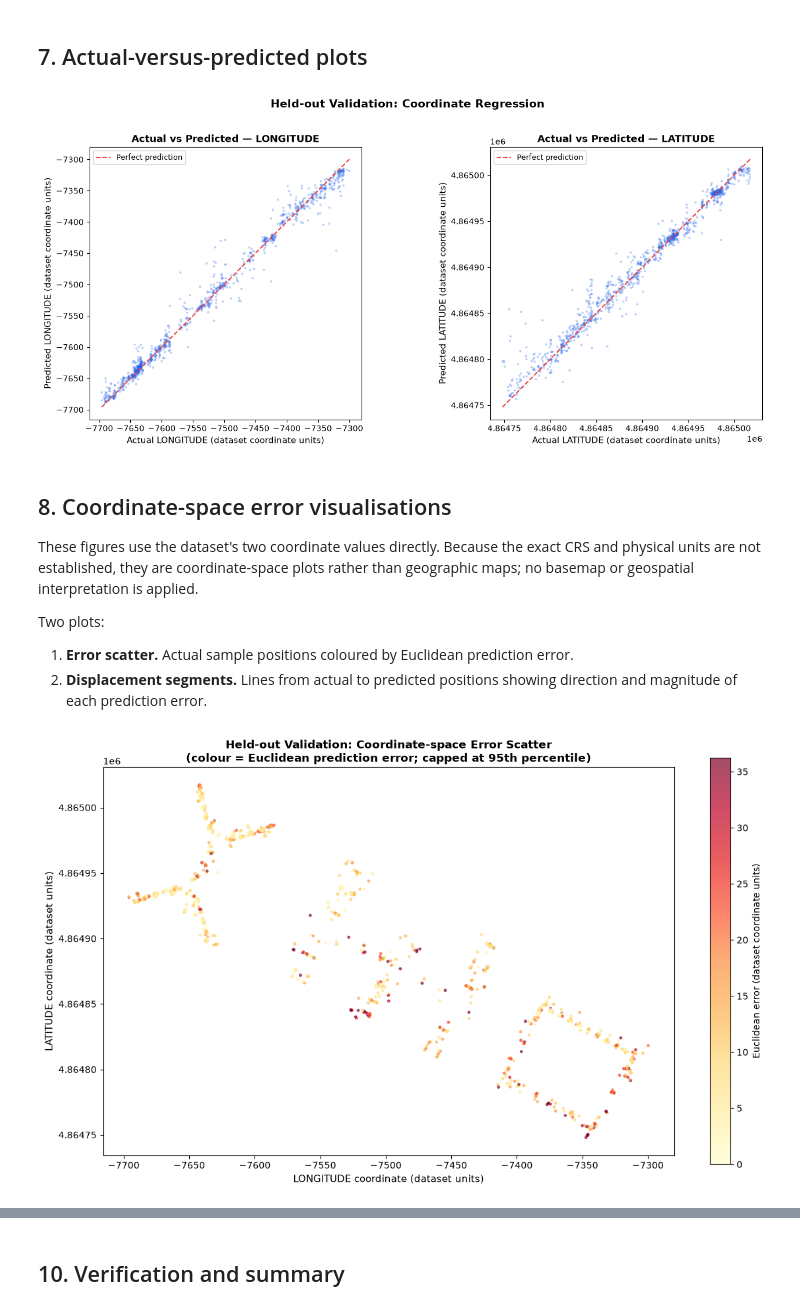
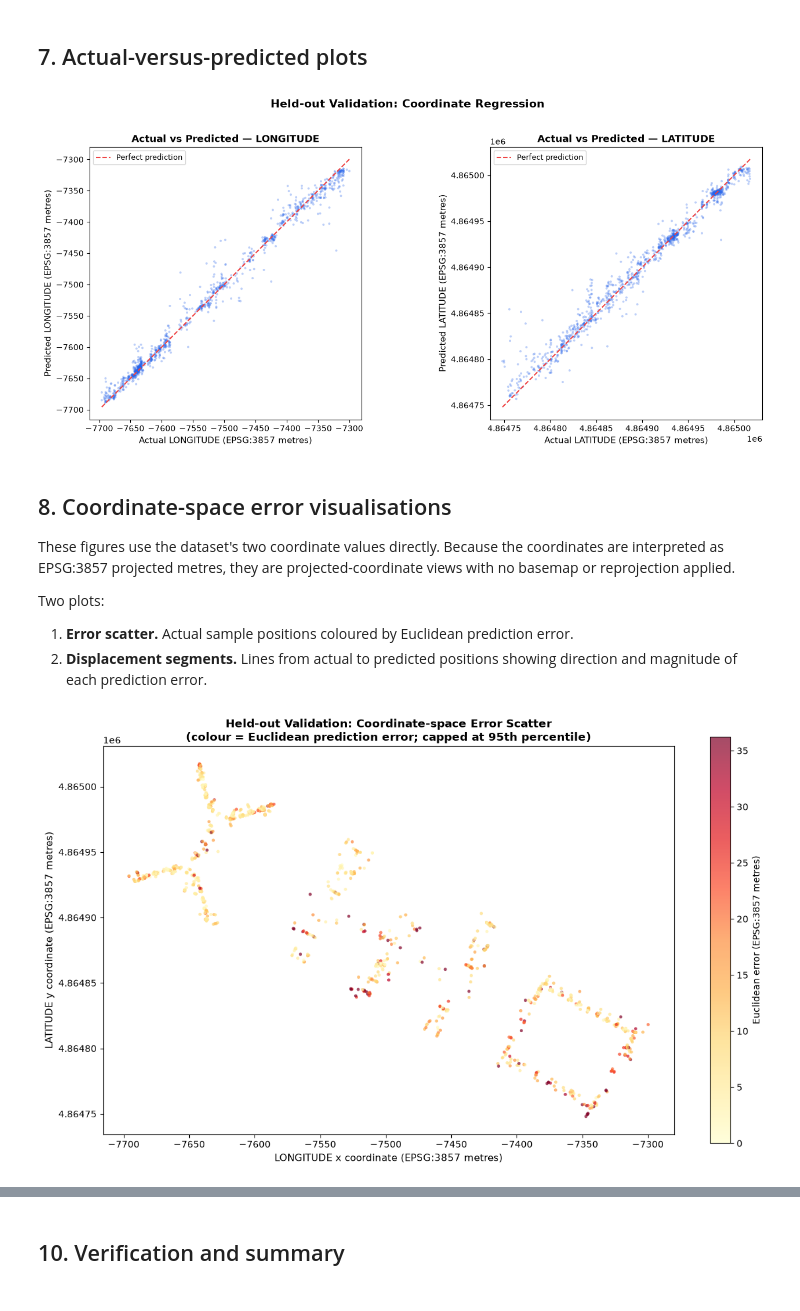
Before and after one commit to krishiv274/Signal2Space, a Jupyter notebook: Machine Learning Pipeline/ML_04_coordinate_regression.ipynb, the cells around one changed output, grey strips where cells are left out. Drawn from its saved outputs; the diff is of its cells as text; code cells hidden in the pictures.

```diff
--- a/Machine Learning Pipeline/ML_04_coordinate_regression.ipynb
+++ b/Machine Learning Pipeline/ML_04_coordinate_regression.ipynb
@@ -222,11 +234,11 @@ def compute_metrics(y_true, y_pred, target_names=TARGET_COLUMNS):
     Returns
     -------
     dict with keys:
-      - 'mae_<col>' : Mean Absolute Error for each target column (dataset coordinate units)
-      - 'mean_euclidean_error' : Mean of sqrt((Δlon)² + (Δlat)²)  (dataset coordinate units)
-      - 'median_euclidean_error' : Median Euclidean distance (dataset coordinate units)
-      - 'p75_euclidean_error' : 75th percentile Euclidean distance (dataset coordinate units)
-      - 'p95_euclidean_error' : 95th percentile Euclidean distance (dataset coordinate units)
+      - 'mae_<col>' : Mean Absolute Error for each target column (EPSG:3857 projected metres)
+      - 'mean_euclidean_error' : Mean of sqrt((Δlon)² + (Δlat)²)  (EPSG:3857 projected metres)
+      - 'median_euclidean_error' : Median Euclidean distance (EPSG:3857 projected metres)
+      - 'p75_euclidean_error' : 75th percentile Euclidean distance (EPSG:3857 projected metres)
+      - 'p95_euclidean_error' : 95th percentile Euclidean distance (EPSG:3857 projected metres)
     """
     result = {}
     for i, col in enumerate(target_names):
@@ -244,7 +256,7 @@ baseline_metrics = compute_metrics(y_ival, y_ival_pred_base)
 print("\nBaseline — Internal Validation Metrics")
 print("="*50)
 for k, v in baseline_metrics.items():
-    print(f"  {k:30s}: {v:10.4f} dataset coordinate units")
+    print(f"  {k:30s}: {v:10.4f} EPSG:3857 projected metres")
 # %% [output]
 Baseline Random Forest fitted.
 
@@ -308,7 +319,7 @@ for i, params in enumerate(PARAM_GRID):
           f"depth={str(params['max_depth']):>4s}  "
           f"leaf={params['min_samples_leaf']}  "
           f"max_feat={str(params['max_features']):>4s}  "
-          f"→ mean_euclid={metrics['mean_euclidean_error']:.2f} coordinate units")
+          f"→ mean_euclid={metrics['mean_euclidean_error']:.2f} EPSG:3857 projected metres")
 
 tuning_df = pd.DataFrame(tuning_results)
 tuning_df = tuning_df.sort_values("mean_euclidean_error").reset_index(drop=True)
@@ -474,8 +485,8 @@ for ax_idx, (col_idx, col_name) in enumerate(zip(range(2), TARGET_COLUMNS)):
     ax.plot([lo, hi], [lo, hi], "--", color="#ef4444", linewidth=1.5,
             label="Perfect prediction")
 
-    ax.set_xlabel(f"Actual {col_name} (dataset coordinate units)", fontsize=11)
-    ax.set_ylabel(f"Predicted {col_name} (dataset coordinate units)", fontsize=11)
+    ax.set_xlabel(f"Actual {col_name} (EPSG:3857 metres)", fontsize=11)
+    ax.set_ylabel(f"Predicted {col_name} (EPSG:3857 metres)", fontsize=11)
     ax.set_title(f"Actual vs Predicted — {col_name}", fontsize=12, fontweight="bold")
     ax.legend(fontsize=9)
     ax.set_aspect("equal", adjustable="box")
@@ -484,13 +495,12 @@ fig.suptitle("Held-out Validation: Coordinate Regression", fontsize=14, fontweig
 fig.tight_layout()
 plt.show()
 # %% [output]
-[figure, old version]
+[figure, new version]
 # %% [markdown]
 ## 8. Coordinate-space error visualisations
 
 These figures use the dataset's two coordinate values directly. Because the
-exact CRS and physical units are not established, they are coordinate-space
-plots rather than geographic maps; no basemap or geospatial interpretation is
+coordinates are interpreted as EPSG:3857 projected metres, they are projected-coordinate views with no basemap or reprojection
 applied.
 
 Two plots:
@@ -499,31 +509,31 @@ Two plots:
 # %%
 # ── 8a. Coordinate-space error scatter (actual positions coloured by error) ────────
 
 euclidean_errors = np.sqrt(np.sum((y_heldout - y_heldout_pred) ** 2, axis=1))
 
 fig, ax = plt.subplots(figsize=(12, 8))
 sc = ax.scatter(
     y_heldout[:, 0],   # LONGITUDE coordinate
     y_heldout[:, 1],   # LATITUDE coordinate
     c=euclidean_errors,
     cmap="YlOrRd",
     s=12,
     alpha=0.7,
     edgecolors="none",
     vmin=0,
     vmax=np.percentile(euclidean_errors, 95),
 )
-cbar = fig.colorbar(sc, ax=ax, shrink=0.8, label="Euclidean error (dataset coordinate units)")
-ax.set_xlabel("LONGITUDE coordinate (dataset units)", fontsize=11)
-ax.set_ylabel("LATITUDE coordinate (dataset units)", fontsize=11)
+cbar = fig.colorbar(sc, ax=ax, shrink=0.8, label="Euclidean error (EPSG:3857 metres)")
+ax.set_xlabel("LONGITUDE x coordinate (EPSG:3857 metres)", fontsize=11)
+ax.set_ylabel("LATITUDE y coordinate (EPSG:3857 metres)", fontsize=11)
 ax.set_title("Held-out Validation: Coordinate-space Error Scatter\n"
              "(colour = Euclidean prediction error; capped at 95th percentile)",
              fontsize=12, fontweight="bold")
 ax.set_aspect("equal", adjustable="box")
 fig.tight_layout()
 plt.show()
 # %% [output]
-[figure, old version]
+[figure, new version]
 # %%
 # ── 8b. Displacement segments (actual → predicted) ────────────────────
 
```
Also changed, not shown: parts of 18 cells of this notebook, 4 other files.
